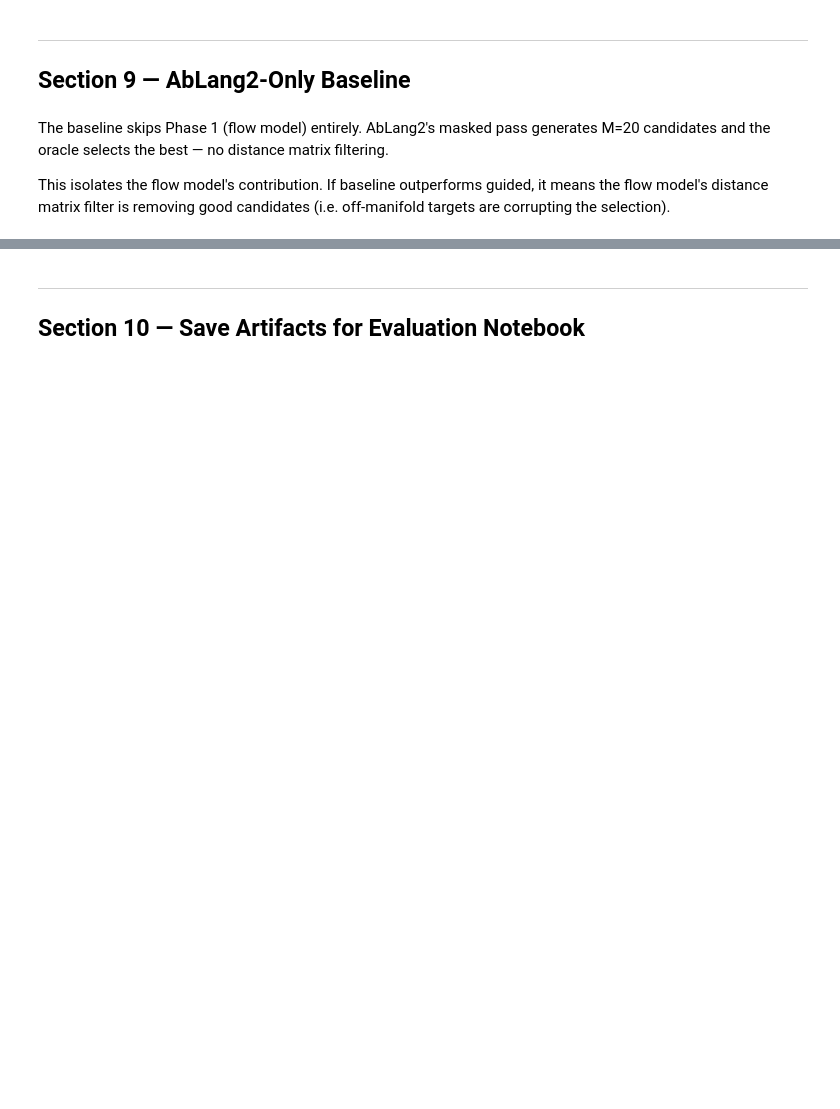
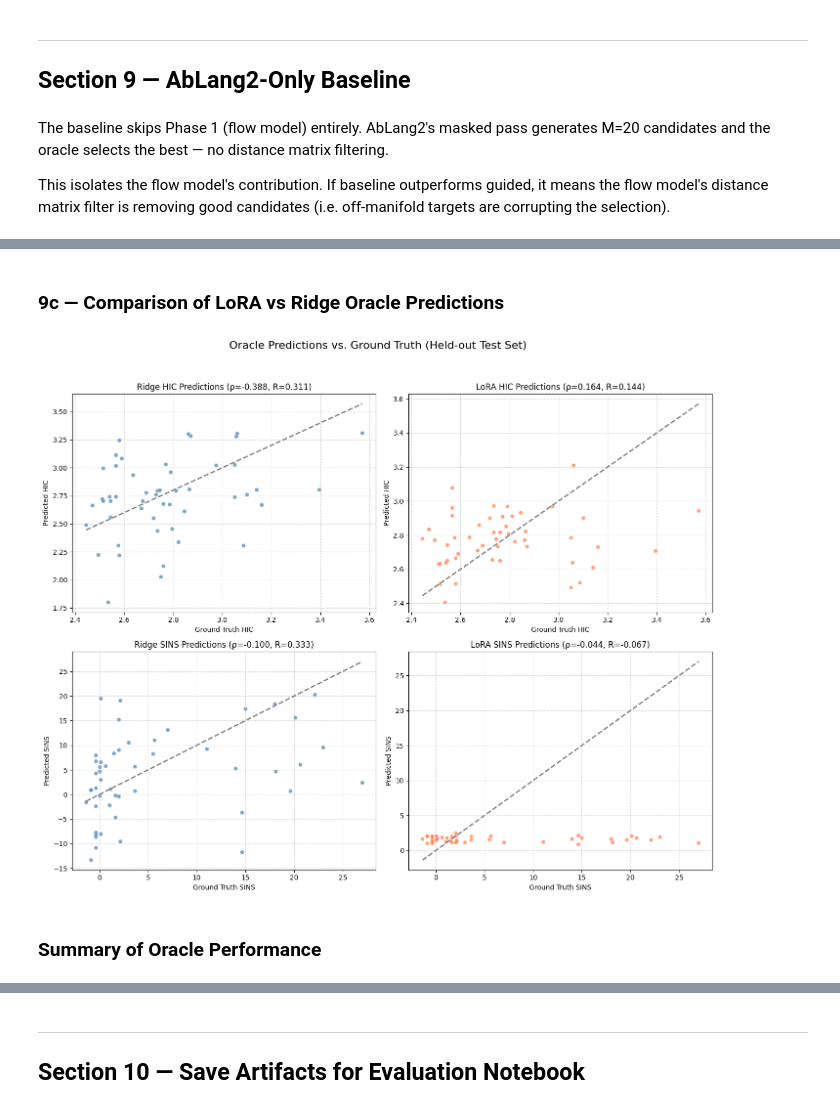
Before and after one commit to SidhantPuntambekar/BMI702_Final_Project, a Jupyter notebook: generative_model/antibody_pipeline_final_mid.ipynb, the cells around one changed output, grey strips where cells are left out. Drawn from its saved outputs; the diff is of its cells as text; code cells hidden in the pictures; blank space fills up the shorter version.

Commit message:
Add comparison between ridge oracle and LoRA oracle

```diff
--- a/generative_model/antibody_pipeline_final_mid.ipynb
+++ b/generative_model/antibody_pipeline_final_mid.ipynb
@@ -665,6 +665,7 @@ class RegressionHead(nn.Module):
 
 class AntibodyDataset(Dataset):
     def __init__(self, vh_seqs, vl_seqs, labels):
+        super().__init__()
         self.vh = vh_seqs
         self.vl = vl_seqs
         self.labels = labels
@@ -682,18 +683,24 @@ def collate_fn(batch):
 
 
 @torch.no_grad()
-def predict_lora(encoder, head, loader, device):
+def predict_lora(encoder, head, loader, device, target_label_type):
     encoder.ablang.AbLang.eval()
     head.eval()
     all_preds, all_labels = [], []
-    for vh, vl, labels in loader:
+    for vh, vl, labels_hic, labels_sins in loader: # Unpack all four items
         tokens = encoder.tokenize(vh, vl, device)
         embedding = encoder(tokens)
         preds = head(embedding).cpu().numpy()
         all_preds.append(preds)
-        all_labels.append(labels.numpy())
+
+        if target_label_type == 'hic':
+            all_labels.append(labels_hic.numpy())
+        elif target_label_type == 'sins':
+            all_labels.append(labels_sins.numpy())
+        else:
+            raise ValueError("Invalid target_label_type. Must be 'hic' or 'sins'.")
+
     return np.concatenate(all_preds), np.concatenate(all_labels)
-
 
 def train_epoch_lora(encoder, head, loader, optimizer, loss_fn, device):
     encoder.ablang.AbLang.train()
@@ -1777,0 +1827,53 @@ Guided (flow)                +2.681±0.019  +1.594±0.049
+# %% [markdown]
+### 9c — Comparison of LoRA vs Ridge Oracle Predictions
+# %%
+fig, axes = plt.subplots(2, 2, figsize=(14, 12))
+fig.suptitle('Oracle Predictions vs. Ground Truth (Held-out Test Set)', fontsize=16)
+
+# Ridge HIC
+ax = axes[0, 0]
+sns.scatterplot(x=y_hic_test, y=pred_hic, ax=ax, alpha=0.7, color='steelblue')
+ax.plot([y_hic_test.min(), y_hic_test.max()], [y_hic_test.min(), y_hic_test.max()],
+        '--', color='gray', lw=2)
+ax.set_title(f'Ridge HIC Predictions (ρ={rho_h:.3f}, R={r_h:.3f})')
+ax.set_xlabel('Ground Truth HIC')
+ax.set_ylabel('Predicted HIC')
+ax.grid(True, linestyle='--', alpha=0.5)
+
+# LoRA HIC
+ax = axes[0, 1]
+sns.scatterplot(x=lora_true_hic, y=lora_pred_hic, ax=ax, alpha=0.7, color='coral')
+ax.plot([lora_true_hic.min(), lora_true_hic.max()], [lora_true_hic.min(), lora_true_hic.max()],
+        '--', color='gray', lw=2)
+ax.set_title(f'LoRA HIC Predictions (ρ={rho_h_lora:.3f}, R={r_h_lora:.3f})')
+ax.set_xlabel('Ground Truth HIC')
+ax.set_ylabel('Predicted HIC')
+ax.grid(True, linestyle='--', alpha=0.5)
+
+# Ridge SINS
+ax = axes[1, 0]
+sns.scatterplot(x=y_sins_test, y=pred_sins, ax=ax, alpha=0.7, color='steelblue')
+ax.plot([y_sins_test.min(), y_sins_test.max()], [y_sins_test.min(), y_sins_test.max()],
+        '--', color='gray', lw=2)
+ax.set_title(f'Ridge SINS Predictions (ρ={rho_s:.3f}, R={r_s:.3f})')
+ax.set_xlabel('Ground Truth SINS')
+ax.set_ylabel('Predicted SINS')
+ax.grid(True, linestyle='--', alpha=0.5)
+
+# LoRA SINS
+ax = axes[1, 1]
+sns.scatterplot(x=lora_true_sins, y=lora_pred_sins, ax=ax, alpha=0.7, color='coral')
+ax.plot([lora_true_sins.min(), lora_true_sins.max()], [lora_true_sins.min(), lora_true_sins.max()],
+        '--', color='gray', lw=2)
+ax.set_title(f'LoRA SINS Predictions (ρ={rho_s_lora:.3f}, R={r_s_lora:.3f})')
+ax.set_xlabel('Ground Truth SINS')
+ax.set_ylabel('Predicted SINS')
+ax.grid(True, linestyle='--', alpha=0.5)
+
+plt.tight_layout(rect=[0, 0.03, 1, 0.95])
+plt.savefig(CACHE('oracle_prediction_comparison.png'), dpi=150)
+plt.show()
+# %% [output]
+[figure, added]
+# %% [markdown]
+### Summary of Oracle Performance
```
Also changed, not shown: parts of 10 cells of this notebook.
